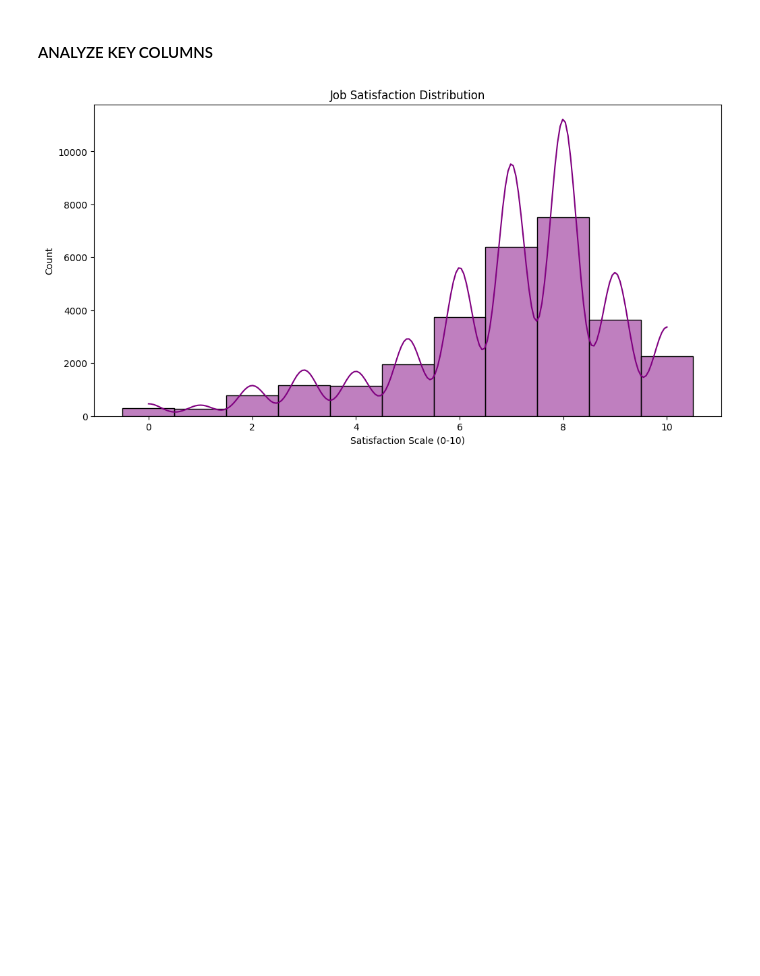
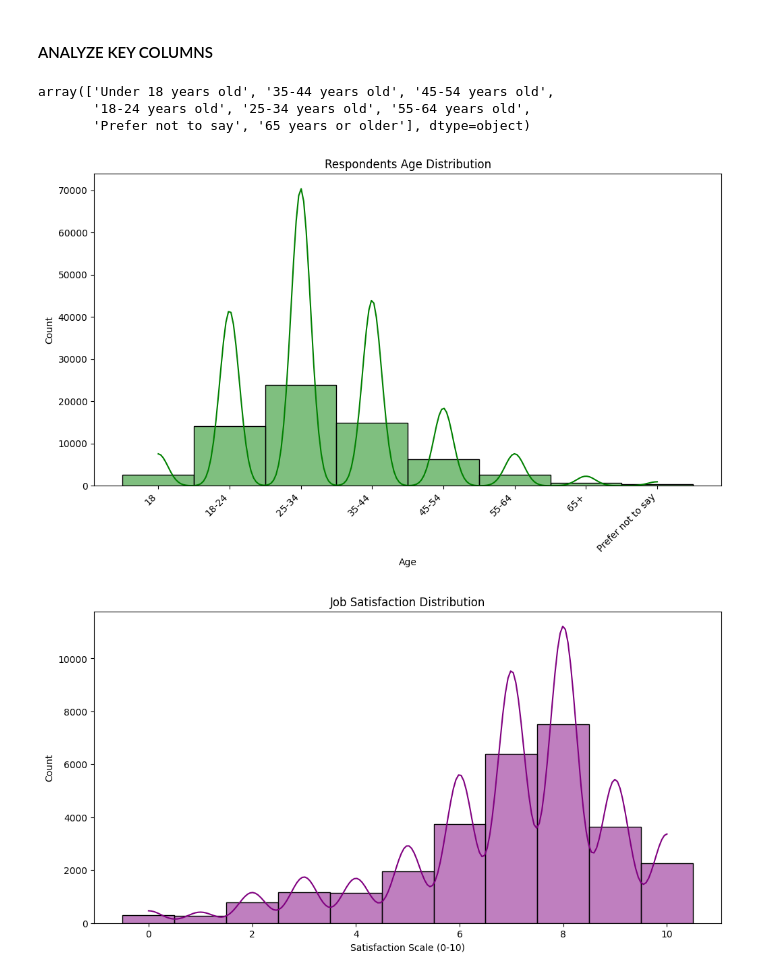
Before and after one commit to azharfachrezi/data-science-lab, a Jupyter notebook: Capstone Project/Module 3/Survey_Data (Data_Distribution).ipynb, the cells around one changed output. Cells and saved outputs as stored; diff of their text form; code cells hidden in the pictures; blank space fills up the shorter version.

```diff
--- a/Capstone Project/Module 3/Survey_Data (Data_Distribution).ipynb
+++ b/Capstone Project/Module 3/Survey_Data (Data_Distribution).ipynb
@@ -174,6 +211,39 @@ Number of missing values after imputing: 0
 ---
 # %% [markdown]
 #### ANALYZE KEY COLUMNS
+# %%
+df['Age'].unique()
+# %% [output]
+array(['Under 18 years old', '35-44 years old', '45-54 years old',
+       '18-24 years old', '25-34 years old', '55-64 years old',
+       'Prefer not to say', '65 years or older'], dtype=object)
+# %%
+# Define the Logical order (Youngest -> Oldest)
+age_order = ['Under 18 years old', '18-24 years old', '25-34 years old',
+              '35-44 years old', '45-54 years old','55-64 years old',
+              '65 years or older', 'Prefer not to say']
+
+# Convert 'Age' Column to categorical
+df['Age'] = pd.Categorical(df['Age'], categories=age_order, ordered=True)
+
+# Create figure
+plt.figure(figsize=(12,6))
+
+# Plot
+sns.histplot(data=df, x='Age', discrete=True, kde=True, color='green')
+
+# Add title and labels
+plt.title("Respondents Age Distribution")
+plt.xlabel("Age")
+plt.xticks(ticks=['Under 18 years old', '35-44 years old', '45-54 years old',
+                  '18-24 years old', '25-34 years old', '55-64 years old',
+                  'Prefer not to say', '65 years or older'],
+                  labels=['18', '35-44', '45-54', '18-24', '25-34', '55-64', 'Prefer not to say', '65+'],
+                  rotation=45, ha='right')
+
+plt.show()
+# %% [output]
+[figure, added]
 # %%
 # JobSat distribution
 
```
Also changed, not shown: parts of 16 cells of this notebook.
